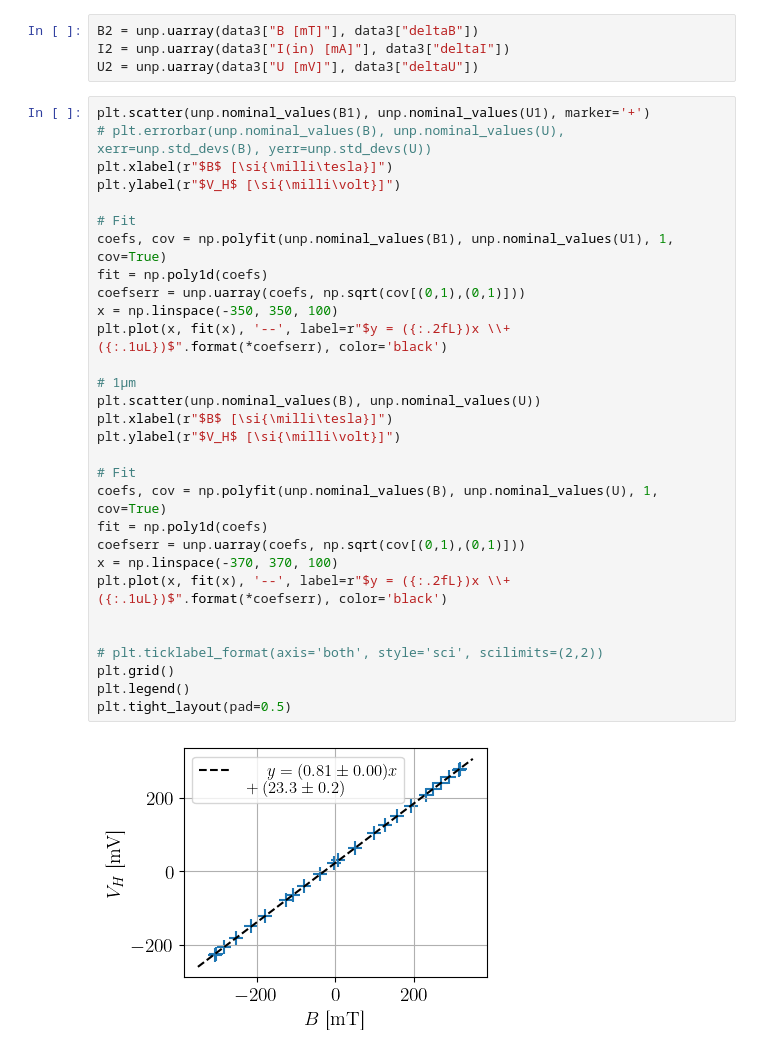
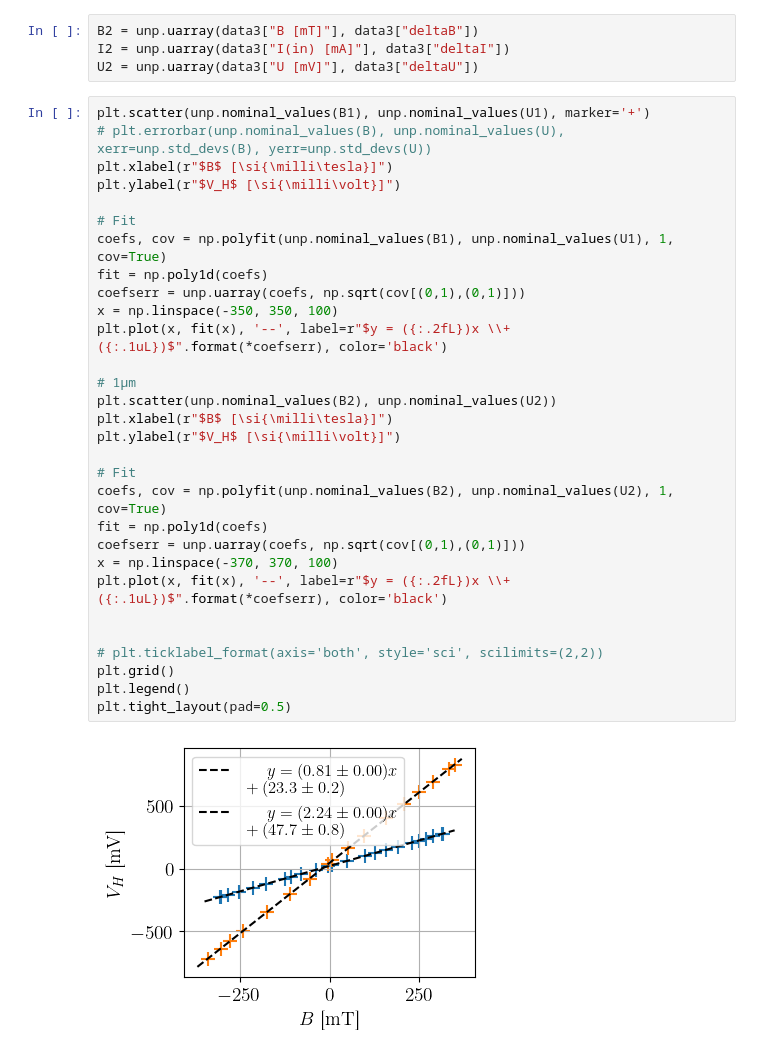
Before and after one commit to TomVdt/TPII-rapports, a Jupyter notebook: 03-H6-effet-hall/analyse/exp1bis.ipynb, the cells around one changed output. Cells and saved outputs as stored; diff of their text form.

```diff
--- a/03-H6-effet-hall/analyse/exp1bis.ipynb
+++ b/03-H6-effet-hall/analyse/exp1bis.ipynb
@@ -69,32 +69,32 @@ U2 = unp.uarray(data3["U [mV]"], data3["deltaU"])
 # %%
 plt.scatter(unp.nominal_values(B1), unp.nominal_values(U1), marker='+')
 # plt.errorbar(unp.nominal_values(B), unp.nominal_values(U), xerr=unp.std_devs(B), yerr=unp.std_devs(U))
 plt.xlabel(r"$B$ [\si{\milli\tesla}]")
 plt.ylabel(r"$V_H$ [\si{\milli\volt}]")
 
 # Fit
 coefs, cov = np.polyfit(unp.nominal_values(B1), unp.nominal_values(U1), 1, cov=True)
 fit = np.poly1d(coefs)
 coefserr = unp.uarray(coefs, np.sqrt(cov[(0,1),(0,1)]))
 x = np.linspace(-350, 350, 100)
 plt.plot(x, fit(x), '--', label=r"$y = ({:.2fL})x \\+ ({:.1uL})$".format(*coefserr), color='black')
 
 # 1µm
-plt.scatter(unp.nominal_values(B), unp.nominal_values(U))
+plt.scatter(unp.nominal_values(B2), unp.nominal_values(U2))
 plt.xlabel(r"$B$ [\si{\milli\tesla}]")
 plt.ylabel(r"$V_H$ [\si{\milli\volt}]")
 
 # Fit
-coefs, cov = np.polyfit(unp.nominal_values(B), unp.nominal_values(U), 1, cov=True)
+coefs, cov = np.polyfit(unp.nominal_values(B2), unp.nominal_values(U2), 1, cov=True)
 fit = np.poly1d(coefs)
 coefserr = unp.uarray(coefs, np.sqrt(cov[(0,1),(0,1)]))
 x = np.linspace(-370, 370, 100)
 plt.plot(x, fit(x), '--', label=r"$y = ({:.2fL})x \\+ ({:.1uL})$".format(*coefserr), color='black')
 
 
 # plt.ticklabel_format(axis='both', style='sci', scilimits=(2,2))
 plt.grid()
 plt.legend()
 plt.tight_layout(pad=0.5)
 # %% [output]
-[figure, old version]
+[figure, new version]
```
Also changed, not shown: parts of 1 cell of this notebook.
